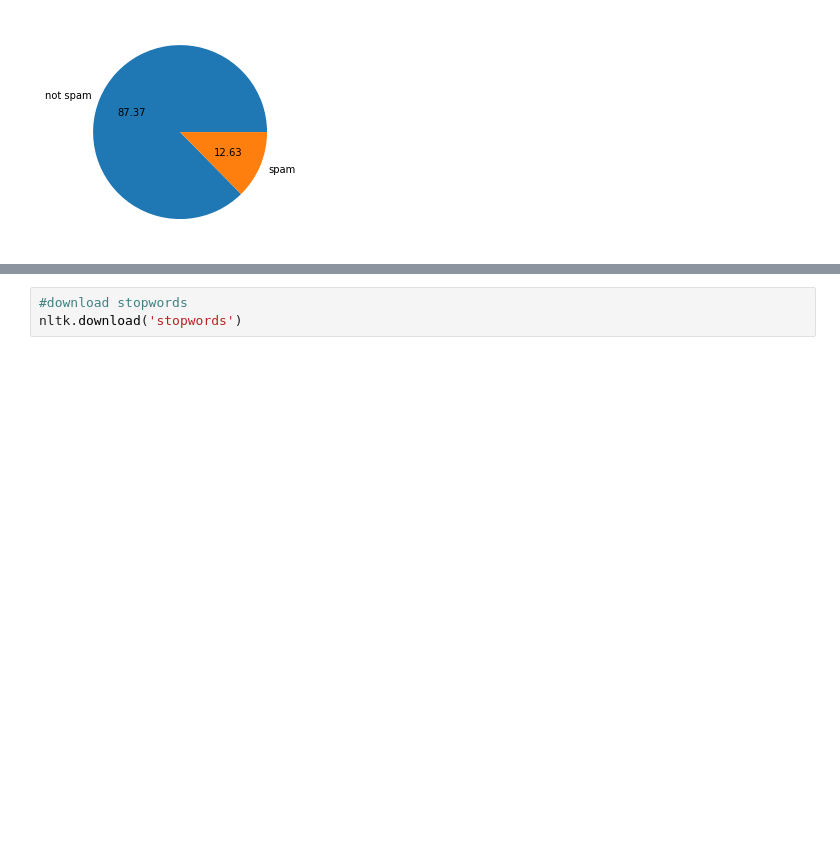
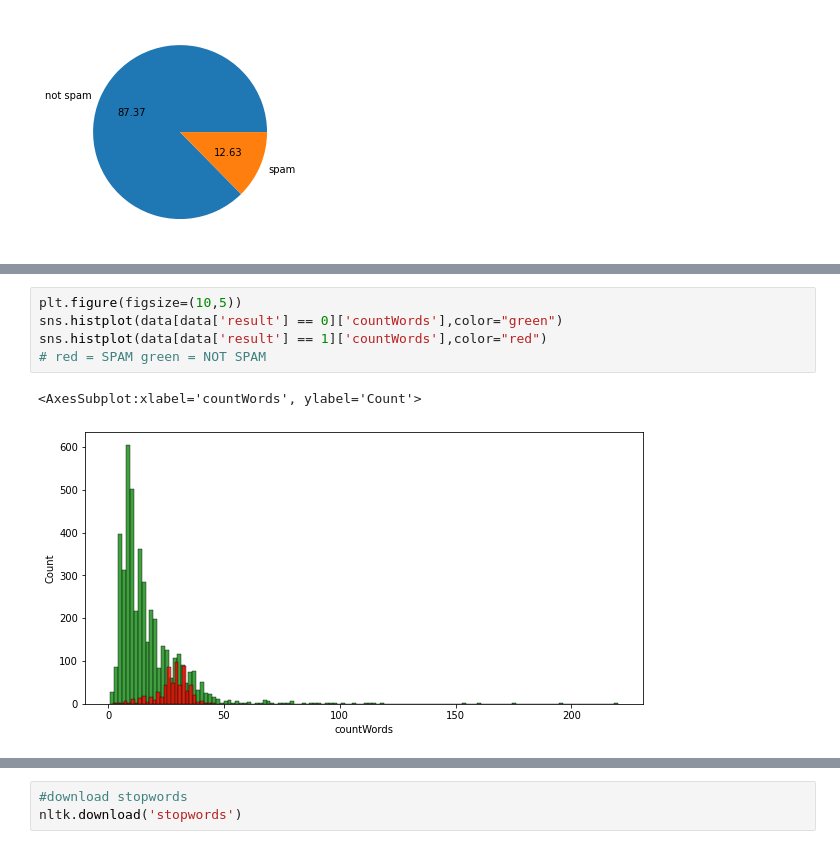
Before and after one commit to shrirama2002/sms_spam_detection, a Jupyter notebook: smsSpamDetection.ipynb, the cells around one changed output, grey strips where cells are left out. Saved outputs shown, nothing was run; the diff lists cells and outputs as text; blank space fills up the shorter version.

```diff
--- a/smsSpamDetection.ipynb
+++ b/smsSpamDetection.ipynb
@@ -109,0 +215,8 @@ data = data.replace({'ham':0,'spam':1})
+# %%
+plt.figure(figsize=(10,5))
+sns.histplot(data[data['result'] == 0]['countWords'],color="green")
+sns.histplot(data[data['result'] == 1]['countWords'],color="red")
+# red = SPAM green = NOT SPAM
+# %% [output]
+<AxesSubplot:xlabel='countWords', ylabel='Count'>
+[figure, added]
```
Also changed, not shown: parts of 30 cells of this notebook.
